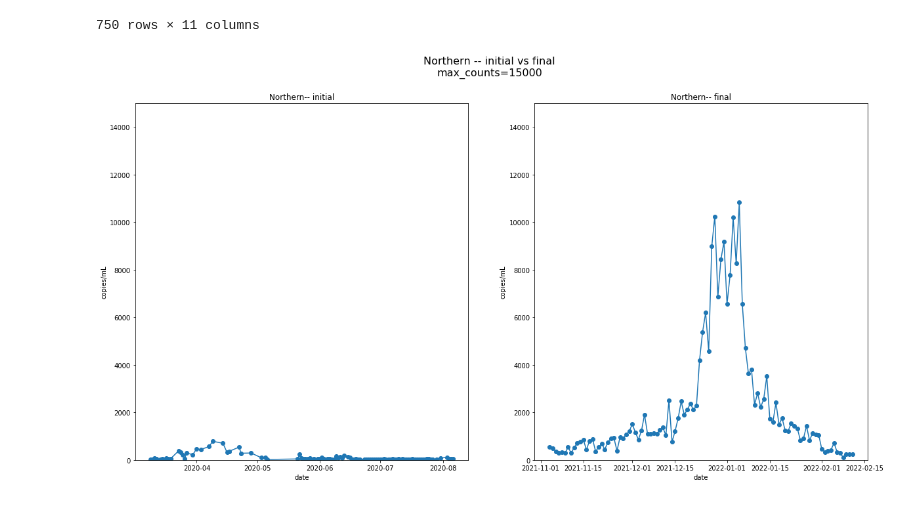
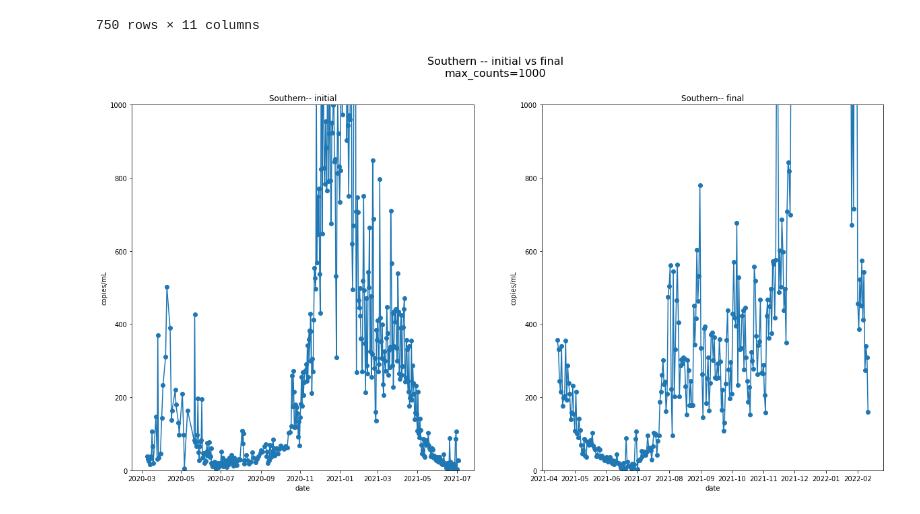
Before and after one commit to edgecollective/wastewater-analysis, a Jupyter notebook: wastewater.ipynb, the cells around one changed output. Cells and saved outputs as stored; diff of their text form; code cells hidden in the pictures.

```diff
--- a/wastewater.ipynb
+++ b/wastewater.ipynb
@@ -59,7 +57,7 @@ df = df[1:] #take the data less the header row
 df.columns = ['Date','Southern','Northern','Southern_7','Northern_7','Southern_low','Southern_high','Northern_low','Northern_high','Southern_variant','Northern_variant']
 # %%
 
-region = 'Northern'
+region = 'Southern'
 dates=df['Date'].to_numpy()
 counts=df[region].to_numpy()
 
@@ -96,34 +94,34 @@ import matplotlib.dates as mdates
 
 plt.gca().xaxis.set_major_formatter(mdates.DateFormatter('%m/%d/%Y'))
 plt.gca().xaxis.set_major_locator(mdates.WeekdayLocator(byweekday=(0), interval=2))
 
-max_counts = 15000
-head=100
-tail=100
+max_counts = 1000
+head=400
+tail=300
 
 # plot intial
 plt.subplot(1, 2, 1)
 plt.plot(x[0:head],y[0:head],'-o')
 plt.ylim([0,max_counts])
 plt.ylabel('copies/mL')
 plt.xlabel('date')
 plt.title(region + '-- initial')
 
 # plot final
 plt.subplot(1, 2, 2)
 
 plt.plot(x[(len(x)-tail):],y[(len(x)-tail):],'-o')
 plt.ylim([0,max_counts])
 plt.ylabel('copies/mL')
 plt.xlabel('date')
 plt.title(region + '-- final')
 
 fig = plt.gcf()
 fig.set_size_inches(20, 10)
 fig.suptitle(region +' -- initial vs final\nmax_counts='+str(max_counts), fontsize=16)
 
 filename=region+'_limit_'+str(max_counts)+'.pdf'
 plt.savefig(filename)
 plt.show()
 # %% [output]
-[figure, old version]
+[figure, new version]
```
Also changed, not shown: parts of 3 cells of this notebook, 10 other files.
